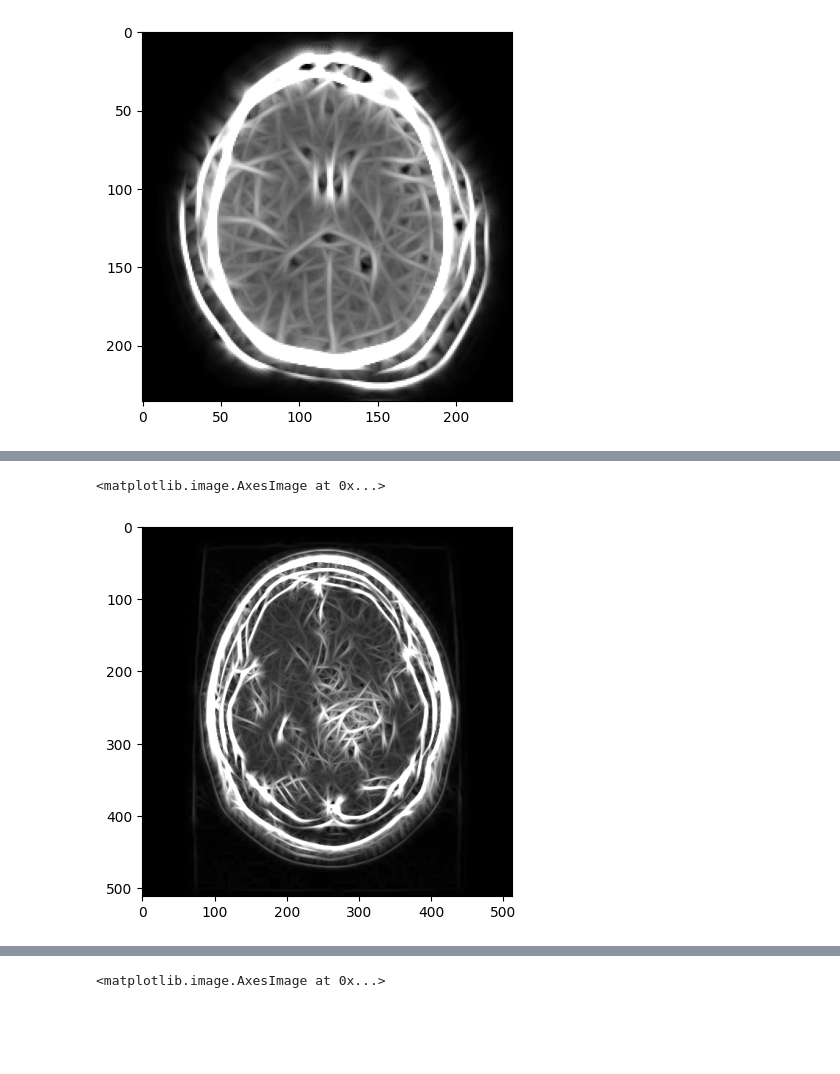
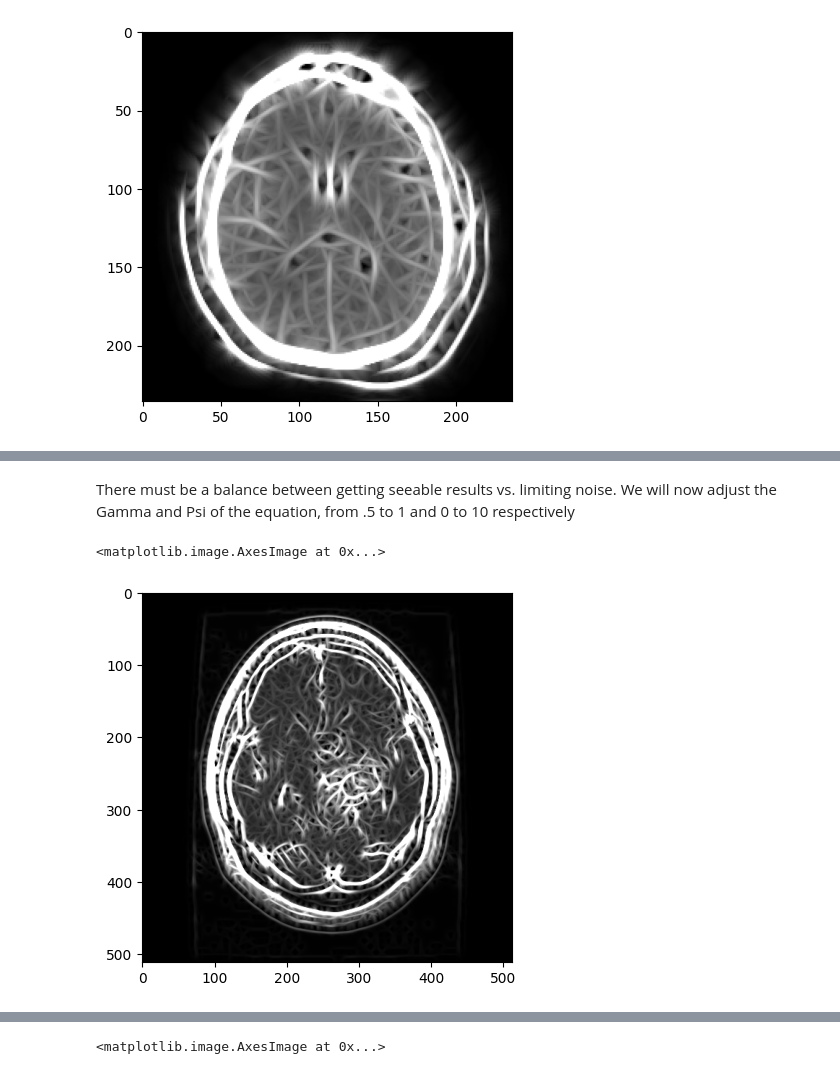
Before and after one commit to yaosam521/CS-7324-Proj-2, a Jupyter notebook: Proj-2.ipynb, the cells around one changed output, grey strips where cells are left out. Drawn from its saved outputs; the diff is of its cells as text; code cells hidden in the pictures; blank space fills up the shorter version.

```diff
--- a/Proj-2.ipynb
+++ b/Proj-2.ipynb
@@ -321,22 +321,24 @@ plt.imshow(resImgNoSig)
+# %% [markdown]
+There must be a balance between getting seeable results vs. limiting noise. We will now adjust the Gamma and Psi of the equation, from .5 to 1 and 0 to 10 respectively
 # %%
 def build_filtersGamma():
  filters = []
- ksize = 31
+ ksize = 45
  sigma = 4.4
  lamba = 9.5
- gamma = .5
+ gamma = 1
  psi = 10
  for theta in np.arange(0, np.pi, np.pi / 16):
      kern = cv2.getGaborKernel((ksize, ksize), sigma, theta, lamba, gamma, psi, ktype=cv2.CV_32F)
      kern /= 1.5*kern.sum()
      filters.append(kern)
  return filters
 filtersGam= build_filtersGamma()
 resImg1Gam = process(img, filtersGam)
 plt.imshow(resImg1Gam)
 # %% [output]
 <matplotlib.image.AxesImage at 0x...>
-[figure, old version]
+[figure, new version]
 # %%
 resImgNoGam = process(img3, filtersGam)
 plt.imshow(resImgNoGam)
```
Also changed, not shown: parts of 14 cells of this notebook.
